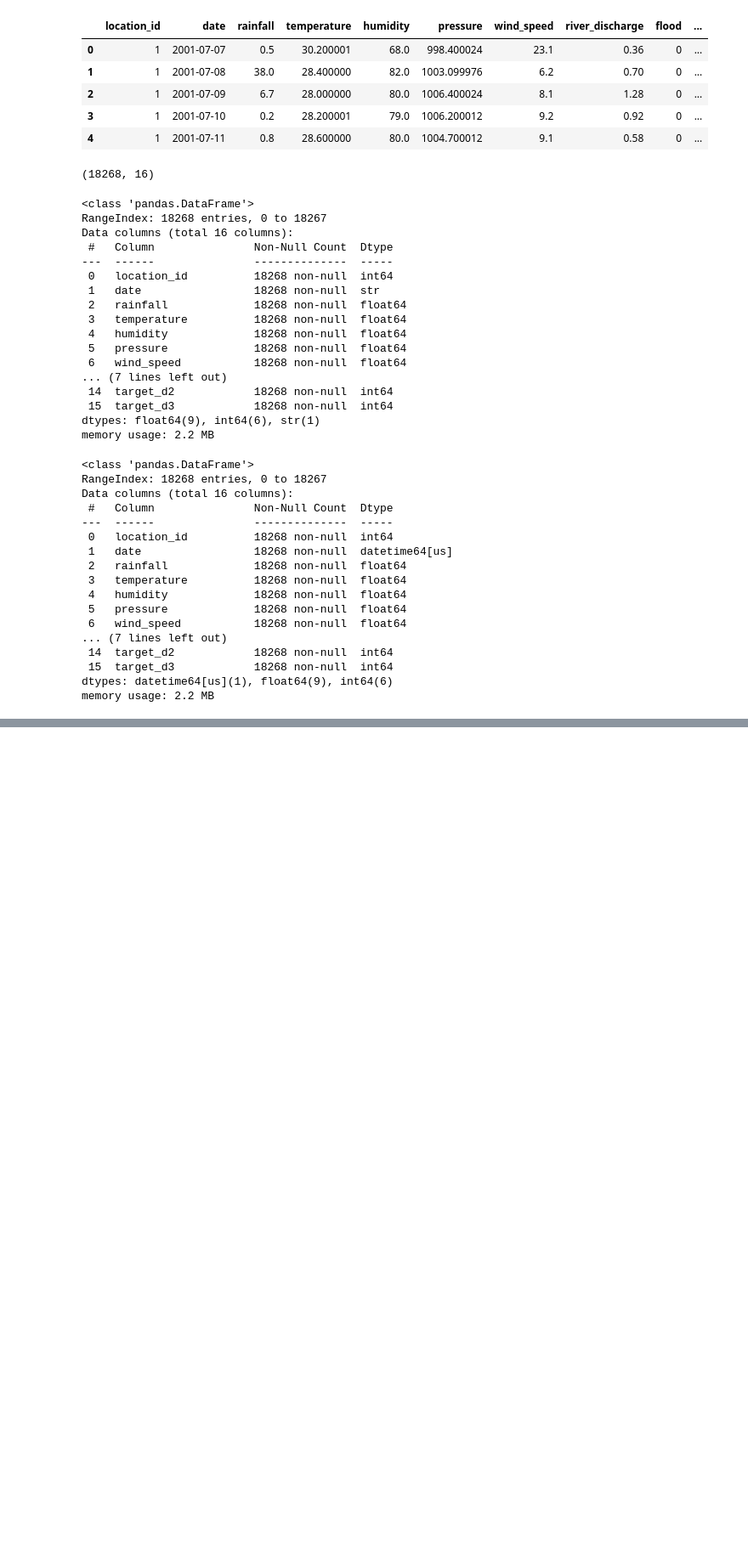
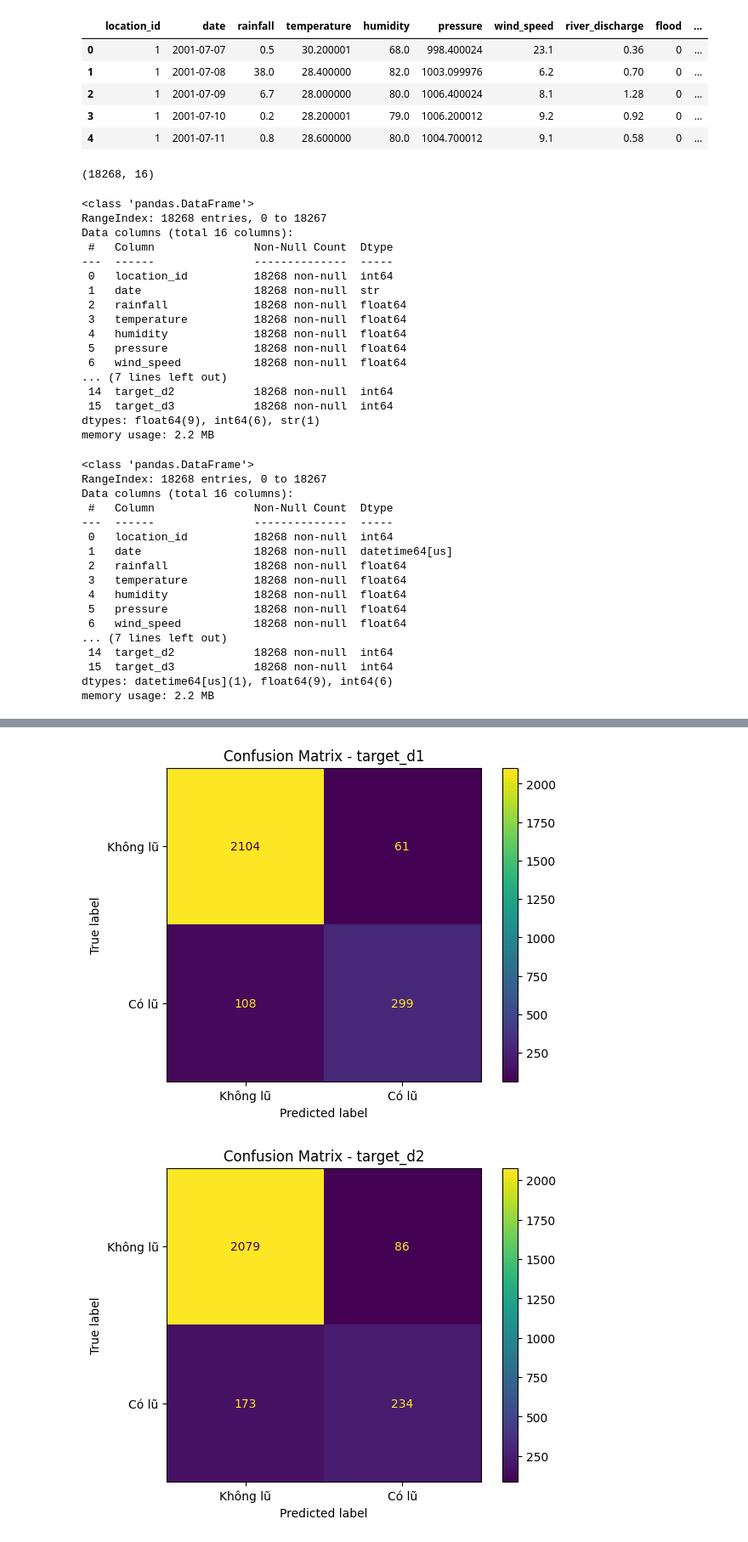
Before and after one commit to HaiDang193/Flood-Prediction, a Jupyter notebook: src/train_2.ipynb, the cells around one changed output, grey strips where cells are left out. Shown at 85% size. Drawn from its saved outputs; the diff is of its cells as text; code cells hidden in the pictures; blank space fills up the shorter version.

Commit message:
sua doi train model

```diff
--- a/src/train_2.ipynb
+++ b/src/train_2.ipynb
@@ -61,0 +236,11 @@ memory usage: 2.2 MB
+# %%
+for target in target_cols:
+
+    model = rf_models[target]
+
+    y_pred = model.predict(X_test)
+
+    y_prob = model.predict_proba(X_test)[:, 1]
+
+    rf_predictions[target] = y_pred
+    rf_probabilities[target] = y_prob
@@ -61,0 +337,18 @@ memory usage: 2.2 MB
+# %%
+for target in target_cols:
+
+    print("=" * 70)
+    print("KẾT QUẢ:", target)
+    print("=" * 70)
+
+    print(
+        classification_report(
+            y_test[target],
+            rf_predictions[target],
+            target_names=[
+                "Không lũ",
+                "Có lũ"
+            ],
+            zero_division=0
+        )
+    )
@@ -61,0 +373,19 @@ memory usage: 2.2 MB
+# %%
+for target in target_cols:
+    ConfusionMatrixDisplay.from_predictions(
+        y_test[target],
+        rf_predictions[target],
+        display_labels=[
+            "Không lũ",
+            "Có lũ"
+        ]
+    )
+
+    plt.title(
+        f"Confusion Matrix - {target}"
+    )
+
+    plt.show()
+# %% [output]
+[figure, added]
+[figure, added]
```
Also changed, not shown: parts of 45 cells of this notebook, 5 other files.
